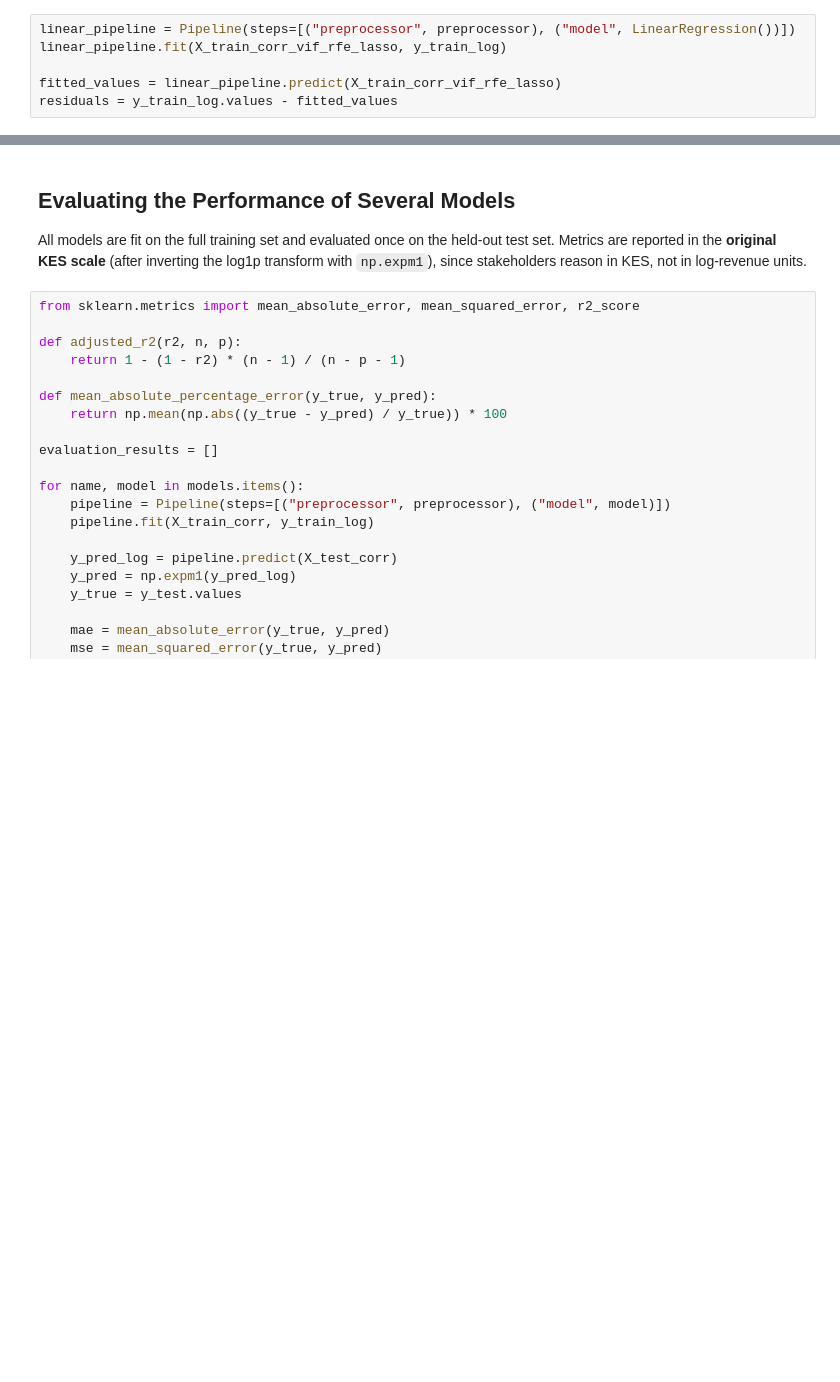
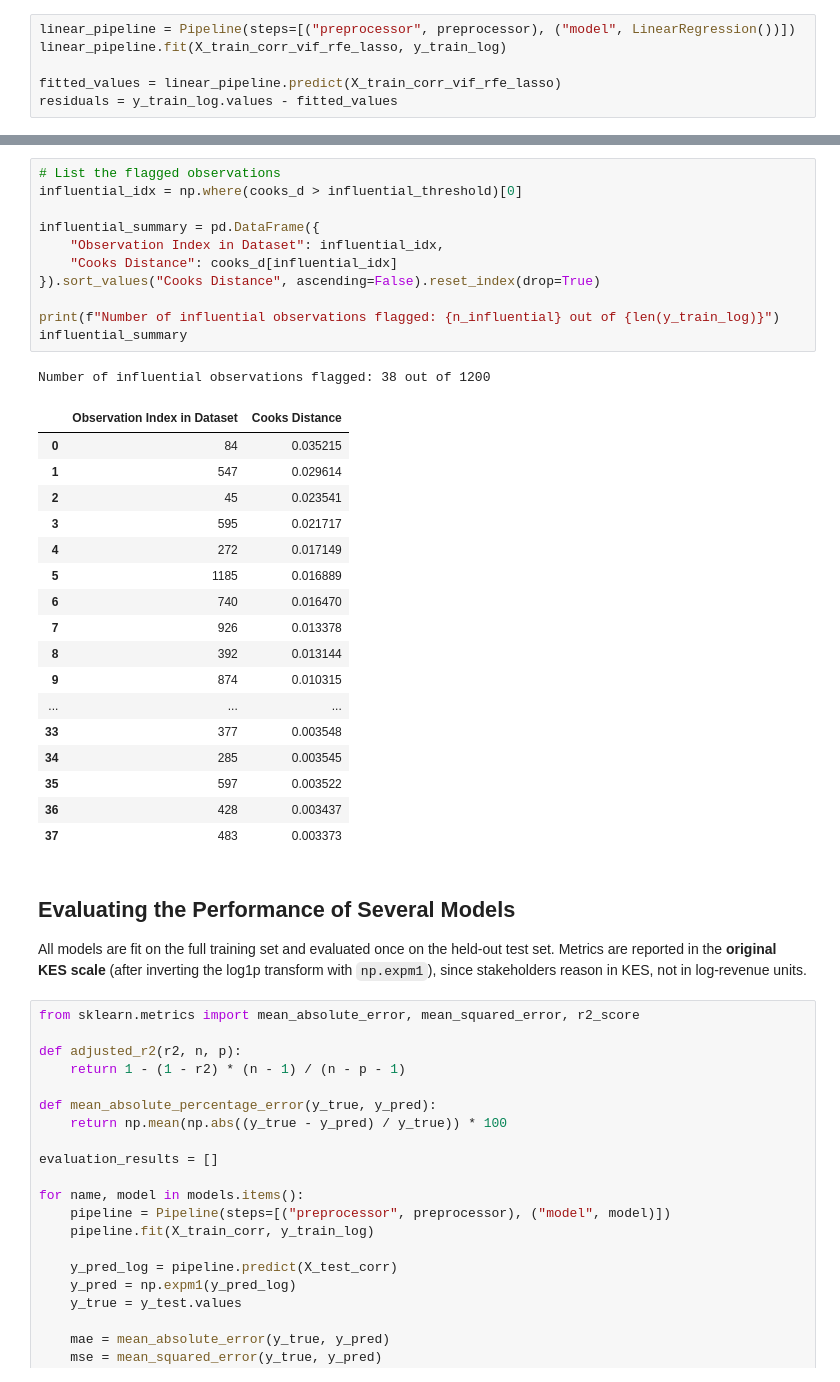
Before and after one commit to course-files/RegressionAndClassification, a Jupyter notebook: 1_regression.ipynb, the cells around one changed output, grey strips where cells are left out. Cells and saved outputs as stored; diff of their text form; blank space fills up the shorter version.

```diff
--- a/1_regression.ipynb
+++ b/1_regression.ipynb
@@ -1398,3 +1453,33 @@ vif_recheck.sort_values("VIF", ascending=False).round(2)
+# %%
+# List the flagged observations
+influential_idx = np.where(cooks_d > influential_threshold)[0]
+
+influential_summary = pd.DataFrame({
+    "Observation Index in Dataset": influential_idx,
+    "Cooks Distance": cooks_d[influential_idx]
+}).sort_values("Cooks Distance", ascending=False).reset_index(drop=True)
+
+print(f"Number of influential observations flagged: {n_influential} out of {len(y_train_log)}")
+influential_summary
+# %% [output]
+Number of influential observations flagged: 38 out of 1200
+|  | Observation Index in Dataset | Cooks Distance |
+| 0 | 84 | 0.035215 |
+| 1 | 547 | 0.029614 |
+| 2 | 45 | 0.023541 |
+| 3 | 595 | 0.021717 |
+| 4 | 272 | 0.017149 |
+| 5 | 1185 | 0.016889 |
+| 6 | 740 | 0.016470 |
+| 7 | 926 | 0.013378 |
+| 8 | 392 | 0.013144 |
+| 9 | 874 | 0.010315 |
+| ... | ... | ... |
+| 33 | 377 | 0.003548 |
+| 34 | 285 | 0.003545 |
+| 35 | 597 | 0.003522 |
+| 36 | 428 | 0.003437 |
+| 37 | 483 | 0.003373 |
 # %% [markdown]
 ## Evaluating the Performance of Several Models
 
```
Also changed, not shown: parts of 17 cells of this notebook.
